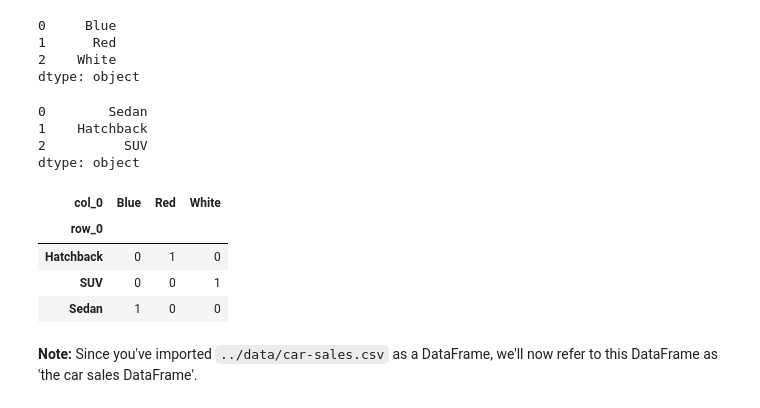
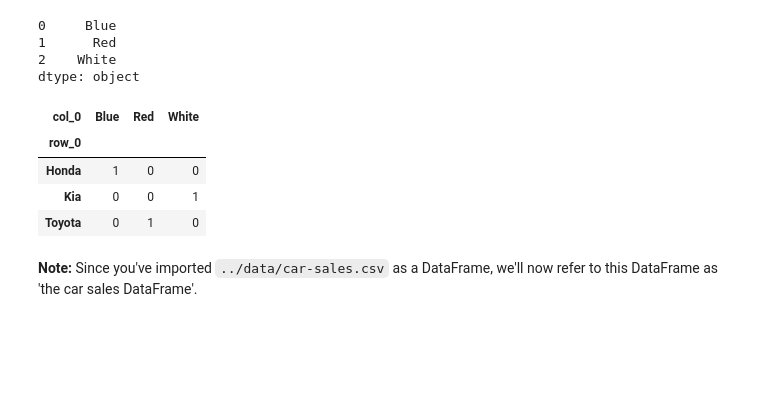
Before and after one commit to lemirser/MachineLearning, a Jupyter notebook: Exercise/pandas-exercises.ipynb, the cells around one changed output. Cells and saved outputs as stored; diff of their text form; code cells hidden in the pictures; blank space fills up the shorter version.

Commit message:
Retake the pandas exercises

```diff
--- a/Exercise/pandas-exercises.ipynb
+++ b/Exercise/pandas-exercises.ipynb
@@ -15,6 +15,6 @@ For further reference and resources, it's advised to check out the [pandas docum
 import pandas as pd
 # %%
 # Create a series of three different colours
-colours = pd.Series(["Blue", "Red", "White"])
+pandas_series = pd.Series(["Blue", "Red", "White"])
 # %%
 # View the series of different colours
@@ -26,23 +26,17 @@ colours
 dtype: object
 # %%
 # Create a series of three different car types and view it
-car_types = pd.Series(["Sedan", "Hatchback", "SUV"])
-car_types
+car_types = pd.Series(["Honda","Toyota","Kia"])
-# %% [output]
-0        Sedan
-1    Hatchback
-2          SUV
-dtype: object
 # %%
 # Combine the Series of cars and colours into a DataFrame
-cars = pd.crosstab(car_types, colours)
-cars
+car = pd.crosstab(car_types, pandas_series)
+car
 # %% [output]
 | col_0 | Blue | Red | White |
 | row_0 |  |  |  |
-| Hatchback | 0 | 1 | 0 |
-| SUV | 0 | 0 | 1 |
-| Sedan | 1 | 0 | 0 |
+| Honda | 1 | 0 | 0 |
+| Kia | 0 | 0 | 1 |
+| Toyota | 0 | 1 | 0 |
 # %%
 # Import "../data/car-sales.csv" and turn it into a DataFrame
 car_sales = pd.read_csv("../data/car-sales.csv")
```
Also changed, not shown: parts of 21 cells of this notebook.
